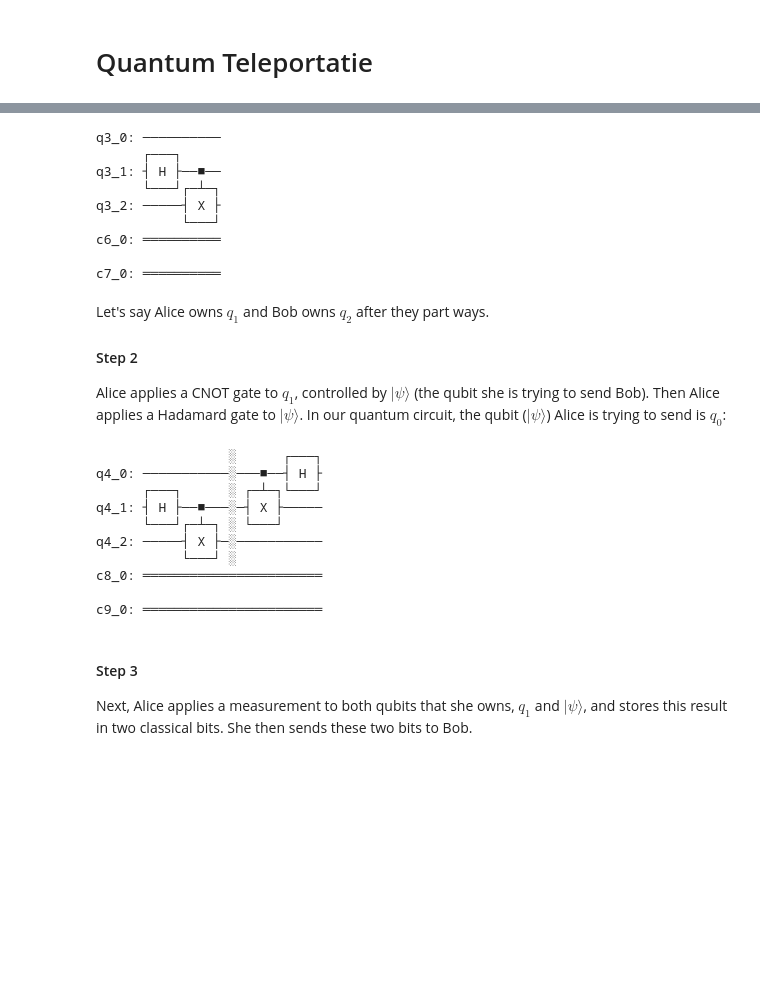
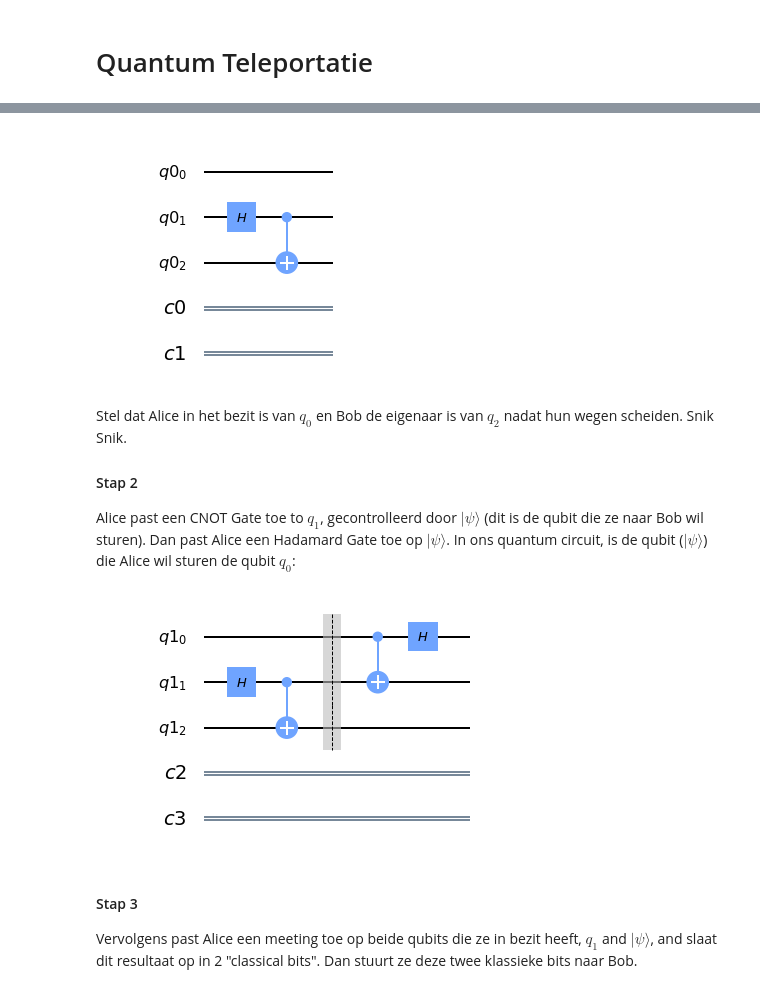
Before and after one commit to EACMichiels/QiskitDutch, a Jupyter notebook: teleportatie.ipynb, the cells around one changed output, grey strips where cells are left out. Cells and saved outputs as stored; diff of their text form; code cells hidden in the pictures; blank space fills up the shorter version.

```diff
--- a/teleportatie.ipynb
+++ b/teleportatie.ipynb
@@ -58,38 +57,30 @@ The pair Telamon creates is a special pair called a Bell pair. In quantum circui
 # %%
 def create_bell_pair(qc, x, y):
-    """Creates a bell pair in qc using qubits a & b"""
+    """Creëert een Bell paar in qc met behulp van de qubits x & y"""
     qc.h(x) # Plaats de qubit a in de "superposition" toestand |+>
     qc.cx(x,y) # Vervolgens gebruiken we CNOT om "entanglement" te bekomen met a als "control" and b als "target"
 # Dit is één van de 4 bekende zogenaamde "Bell States" in Quantum Computing
 # %%
 ## Initieel Opzetten
 qreg = QuantumRegister(3)    # Het protocol gebruikt 3 qubits
 cregz = ClassicalRegister(1) # Het protocol gebruikt 2 classical bits in 2 verschillende registers
 cregx = ClassicalRegister(1) # Omwille van de leesbaarheid geven we deze verschillende namen
 teleportation_circuit = QuantumCircuit(qreg, cregz, cregx)
 
 ## STAP 1
-# In ons geval zorgt Telemon ervoor dat qubits q1 en q2 verstrengeld ("entangled") zijn.
+# In ons geval zorgt Jommeke ervoor dat qubits q1 en q2 verstrengeld ("entangled") zijn.
 # We passen dit toe op ons circuit
 create_bell_pair(teleportation_circuit, 1, 2)
 # We bekijken ook even hoe het circuit eruit ziet tot nu toe
-teleportation_circuit.draw()
+teleportation_circuit.draw(output='mpl')
 # %% [output]
-q3_0: ──────────
-      ┌───┐
-q3_1: ┤ H ├──■──
-      └───┘┌─┴─┐
-q3_2: ─────┤ X ├
-           └───┘
-c6_0: ══════════
-
-c7_0: ══════════
+[figure, added]
-# %% [markdown]
-Let's say Alice owns $q_1$ and Bob owns $q_2$ after they part ways.
-
-#### Step 2
-
-Alice applies a CNOT gate to $q_1$, controlled by $\vert\psi\rangle$ (the qubit she is trying to send Bob). Then Alice applies a Hadamard gate to $|\psi\rangle$. In our quantum circuit, the qubit ($|\psi\rangle$) Alice is trying to send is $q_0$:
+# %% [markdown]
+Stel dat Alice in het bezit is van $q_0$ en Bob de eigenaar is van $q_2$ nadat hun wegen scheiden. Snik Snik.
+
+#### Stap 2
+
+Alice past een CNOT Gate toe to $q_1$, gecontrolleerd door $\vert\psi\rangle$ (dit is de qubit die ze naar Bob wil sturen). Dan past Alice een Hadamard Gate toe op $|\psi\rangle$. In ons quantum circuit, is de qubit ($|\psi\rangle$) die Alice wil sturen de qubit $q_0$:
 # %%
 def alice_gates(qc, psi, a):
     qc.cx(psi, a)
@@ -108,22 +99,13 @@ create_bell_pair(teleportation_circuit, 1, 2)
 teleportation_circuit.barrier() # We gebruiken een "barrier" om de stappen te onderscheiden
 alice_gates(teleportation_circuit, 0, 1)
 # We bekijken ook even hoe het circuit eruit ziet tot nu toe
-teleportation_circuit.draw()
+teleportation_circuit.draw(output='mpl')
 # %% [output]
-                 ░      ┌───┐
-q4_0: ───────────░───■──┤ H ├
-      ┌───┐      ░ ┌─┴─┐└───┘
-q4_1: ┤ H ├──■───░─┤ X ├─────
-      └───┘┌─┴─┐ ░ └───┘
-q4_2: ─────┤ X ├─░───────────
-           └───┘ ░
-c8_0: ═══════════════════════
-
-c9_0: ═══════════════════════
+[figure, added]
-# %% [markdown]
-#### Step 3
-
-Next, Alice applies a measurement to both qubits that she owns, $q_1$ and $\vert\psi\rangle$, and stores this result in two classical bits. She then sends these two bits to Bob.
+# %% [markdown]
+#### Stap 3
+
+Vervolgens past Alice een meeting toe op beide qubits die ze in bezit heeft, $q_1$ and $\vert\psi\rangle$, and slaat dit resultaat op in 2 "classical bits". Dan stuurt ze deze twee klassieke bits naar Bob.
 # %%
 def measure_and_send(qc, a, b):
     """Opmeten van qubits a & b and 'stuurt' de resultaten naar Bob"""
```
Also changed, not shown: parts of 65 cells of this notebook.
